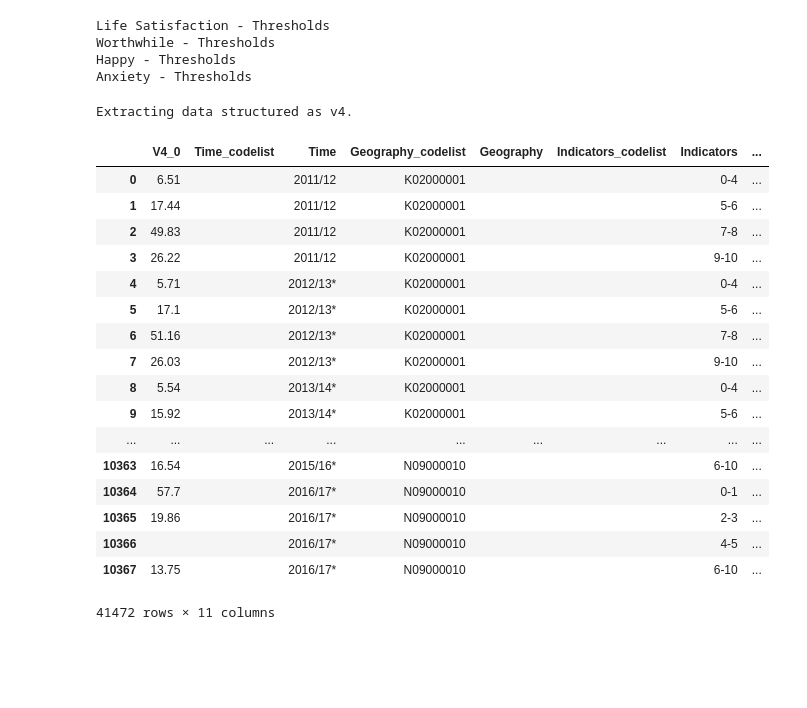
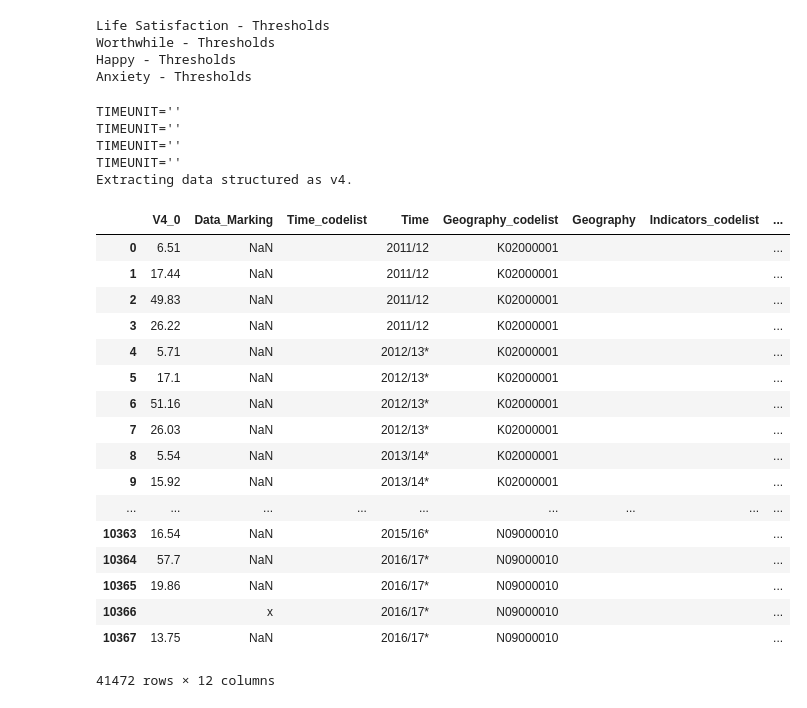
Before and after one commit to MikeData/cmd-wellbeing-initial, a Jupyter notebook: wellbeing-initial-look.ipynb, the cells around one changed output. Saved outputs shown, nothing was run; the diff lists cells and outputs as text; code cells hidden in the pictures; blank space fills up the shorter version.

```diff
--- a/wellbeing-initial-look.ipynb
+++ b/wellbeing-initial-look.ipynb
@@ -44,57 +44,56 @@ for tab in tabs:
 
     indicators = tab.excel_ref("C7").expand(RIGHT).is_not_blank().is_not_whitespace()
 
     geography = tab.excel_ref("A8").expand(DOWN).is_not_blank().is_not_whitespace()
     geographyLabels = tab.excel_ref("B8").expand(DOWN).is_not_blank().is_not_whitespace()
 
     time = tab.excel_ref("C5").expand(RIGHT).is_not_blank().is_not_whitespace()
 
 
     dimensions = [
         HDim(indicators, "Indicators", DIRECTLY, ABOVE),
         HDim(time, TIME, CLOSEST, LEFT),
-        HDim(geography, "GEOG", DIRECTLY, LEFT),
+        HDim(geography, GEOG, DIRECTLY, LEFT),
         HDim(geographyLabels, "geoLabels", DIRECTLY, LEFT), # NOTE - temporary dimension
         HDimConst("Measure", measure)
     ]
 
     conversionsegment = ConversionSegment(tab, dimensions, observations).topandas()
 
     conversionsegments.append(conversionsegment)
 
 
 
 
 allData = pd.concat(conversionsegments)
 
 df = v4Writer(outputfile, allData, asFrame=True)
 
-
-# shouldnt need this
-df = df.drop("DATAMARKING_codelist", axis=1)
-df = df.drop("DATAMARKING", axis=1)
-
 df
 # %% [output]
+TIMEUNIT=''
+TIMEUNIT=''
+TIMEUNIT=''
+TIMEUNIT=''
 Extracting data structured as v4.
-|  | V4_0 | Time_codelist | Time | Geography_codelist | Geography | Indicators_codelist | Indicators | ... |
-| 0 | 6.51 |  | 2011/12 | K02000001 |  |  | 0-4 | ... |
-| 1 | 17.44 |  | 2011/12 | K02000001 |  |  | 5-6 | ... |
-| 2 | 49.83 |  | 2011/12 | K02000001 |  |  | 7-8 | ... |
-| 3 | 26.22 |  | 2011/12 | K02000001 |  |  | 9-10 | ... |
-| 4 | 5.71 |  | 2012/13* | K02000001 |  |  | 0-4 | ... |
-| 5 | 17.1 |  | 2012/13* | K02000001 |  |  | 5-6 | ... |
-| 6 | 51.16 |  | 2012/13* | K02000001 |  |  | 7-8 | ... |
-| 7 | 26.03 |  | 2012/13* | K02000001 |  |  | 9-10 | ... |
-| 8 | 5.54 |  | 2013/14* | K02000001 |  |  | 0-4 | ... |
-| 9 | 15.92 |  | 2013/14* | K02000001 |  |  | 5-6 | ... |
+|  | V4_0 | Data_Marking | Time_codelist | Time | Geography_codelist | Geography | Indicators_codelist | ... |
+| 0 | 6.51 | NaN |  | 2011/12 | K02000001 |  |  | ... |
+| 1 | 17.44 | NaN |  | 2011/12 | K02000001 |  |  | ... |
+| 2 | 49.83 | NaN |  | 2011/12 | K02000001 |  |  | ... |
+| 3 | 26.22 | NaN |  | 2011/12 | K02000001 |  |  | ... |
+| 4 | 5.71 | NaN |  | 2012/13* | K02000001 |  |  | ... |
+| 5 | 17.1 | NaN |  | 2012/13* | K02000001 |  |  | ... |
+| 6 | 51.16 | NaN |  | 2012/13* | K02000001 |  |  | ... |
+| 7 | 26.03 | NaN |  | 2012/13* | K02000001 |  |  | ... |
+| 8 | 5.54 | NaN |  | 2013/14* | K02000001 |  |  | ... |
+| 9 | 15.92 | NaN |  | 2013/14* | K02000001 |  |  | ... |
 | ... | ... | ... | ... | ... | ... | ... | ... | ... |
-| 10363 | 16.54 |  | 2015/16* | N09000010 |  |  | 6-10 | ... |
-| 10364 | 57.7 |  | 2016/17* | N09000010 |  |  | 0-1 | ... |
-| 10365 | 19.86 |  | 2016/17* | N09000010 |  |  | 2-3 | ... |
-| 10366 |  |  | 2016/17* | N09000010 |  |  | 4-5 | ... |
-| 10367 | 13.75 |  | 2016/17* | N09000010 |  |  | 6-10 | ... |
+| 10363 | 16.54 | NaN |  | 2015/16* | N09000010 |  |  | ... |
+| 10364 | 57.7 | NaN |  | 2016/17* | N09000010 |  |  | ... |
+| 10365 | 19.86 | NaN |  | 2016/17* | N09000010 |  |  | ... |
+| 10366 |  | x |  | 2016/17* | N09000010 |  |  | ... |
+| 10367 | 13.75 | NaN |  | 2016/17* | N09000010 |  |  | ... |
-41472 rows × 11 columns
+41472 rows × 12 columns
 # %%
 
 # Post processing
```
Also changed, not shown: parts of 5 cells of this notebook.
